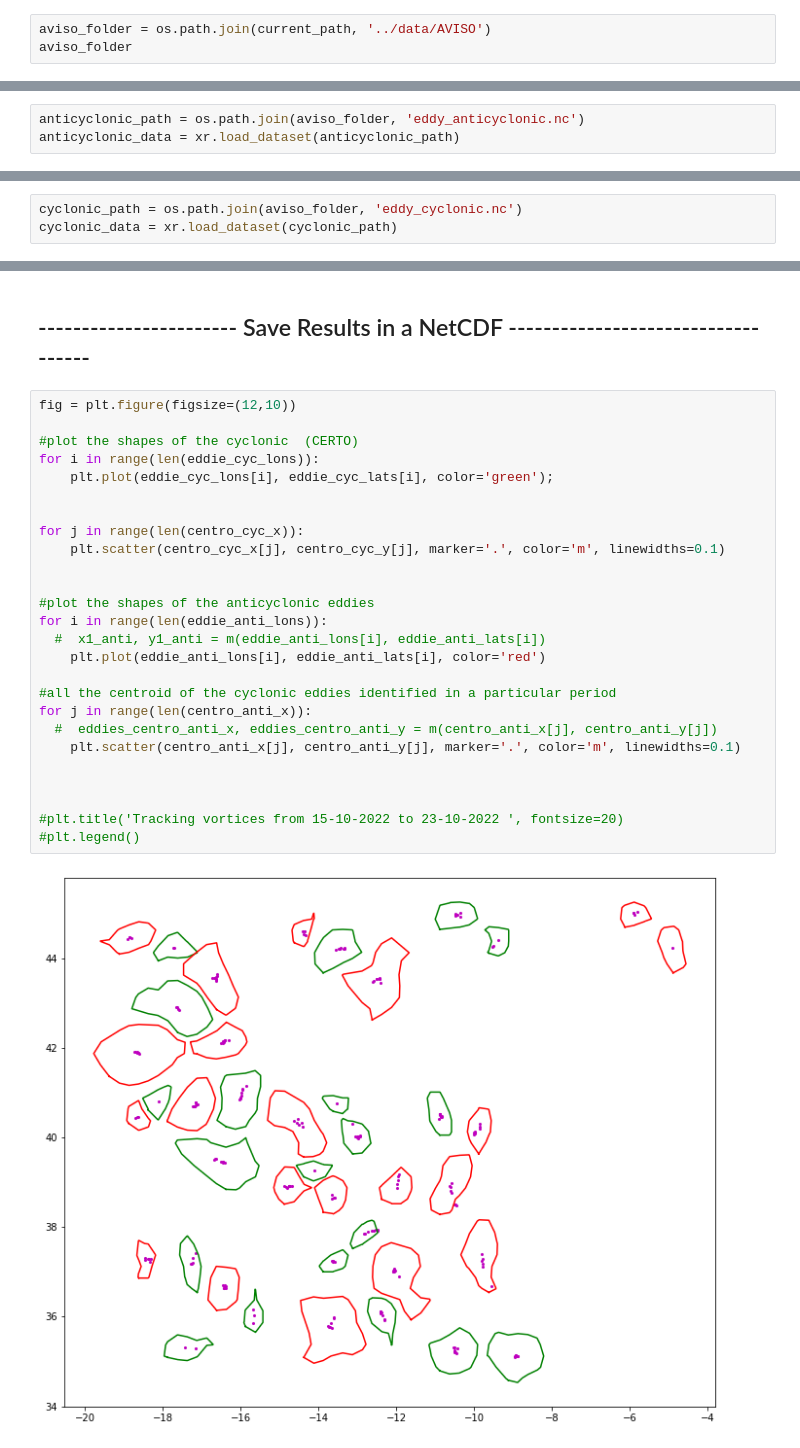
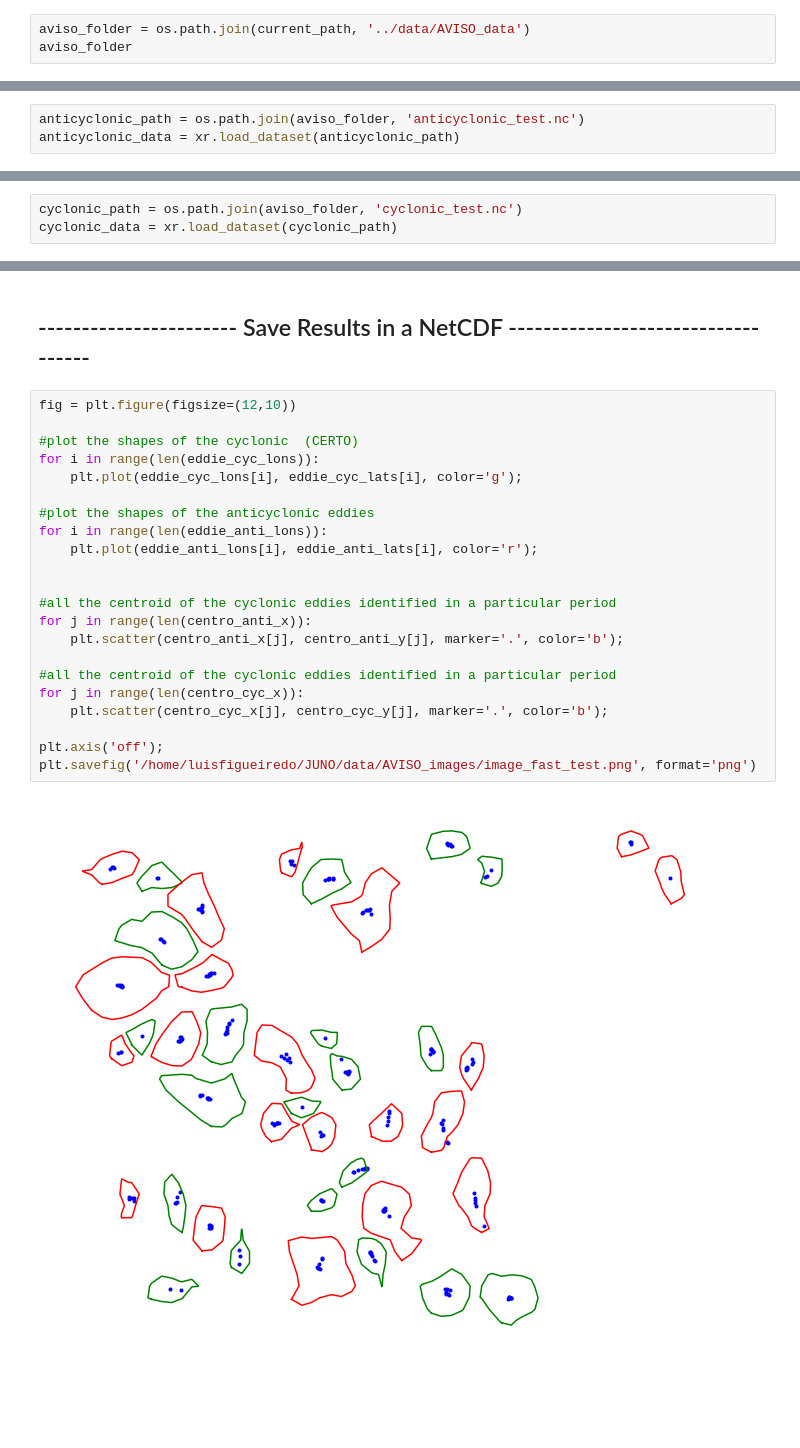
Before and after one commit to CoLAB-ATLANTIC/JUNO, a Jupyter notebook: notebooks/eddies_aviso2.ipynb, the cells around one changed output, grey strips where cells are left out. Saved outputs shown, nothing was run; the diff lists cells and outputs as text; blank space fills up the shorter version.

Commit message:
work on eddies scripts

```diff
--- a/notebooks/eddies_aviso2.ipynb
+++ b/notebooks/eddies_aviso2.ipynb
@@ -26,6 +26,6 @@ current_path
 # %% [output]
 '/home/luisfigueiredo/JUNO/notebooks'
 # %%
-aviso_folder = os.path.join(current_path, '../data/AVISO')
+aviso_folder = os.path.join(current_path, '../data/AVISO_data')
 aviso_folder
 # %% [output]
@@ -33,5 +33,5 @@ aviso_folder
 # %%
-anticyclonic_path = os.path.join(aviso_folder, 'eddy_anticyclonic.nc')
+anticyclonic_path = os.path.join(aviso_folder, 'anticyclonic_test.nc')
 anticyclonic_data = xr.load_dataset(anticyclonic_path)
 # %%
 anticyclonic_data
@@ -68,5 +68,5 @@ anticyclonic_data['track'].shape
 # %%
-cyclonic_path = os.path.join(aviso_folder, 'eddy_cyclonic.nc')
+cyclonic_path = os.path.join(aviso_folder, 'cyclonic_test.nc')
 cyclonic_data = xr.load_dataset(cyclonic_path)
 # %%
 cyclonic_data
@@ -433,28 +433,24 @@ No handles with labels found to put in legend.
 # %%
 fig = plt.figure(figsize=(12,10))
 
 #plot the shapes of the cyclonic  (CERTO)
 for i in range(len(eddie_cyc_lons)):
-    plt.plot(eddie_cyc_lons[i], eddie_cyc_lats[i], color='green');
-
-
-for j in range(len(centro_cyc_x)):
-    plt.scatter(centro_cyc_x[j], centro_cyc_y[j], marker='.', color='m', linewidths=0.1)
-
+    plt.plot(eddie_cyc_lons[i], eddie_cyc_lats[i], color='g');
 
 #plot the shapes of the anticyclonic eddies
 for i in range(len(eddie_anti_lons)):
-  #  x1_anti, y1_anti = m(eddie_anti_lons[i], eddie_anti_lats[i])
-    plt.plot(eddie_anti_lons[i], eddie_anti_lats[i], color='red')
+    plt.plot(eddie_anti_lons[i], eddie_anti_lats[i], color='r');
+
 
 #all the centroid of the cyclonic eddies identified in a particular period
 for j in range(len(centro_anti_x)):
-  #  eddies_centro_anti_x, eddies_centro_anti_y = m(centro_anti_x[j], centro_anti_y[j])
-    plt.scatter(centro_anti_x[j], centro_anti_y[j], marker='.', color='m', linewidths=0.1)
+    plt.scatter(centro_anti_x[j], centro_anti_y[j], marker='.', color='b');
 
+#all the centroid of the cyclonic eddies identified in a particular period
+for j in range(len(centro_cyc_x)):
+    plt.scatter(centro_cyc_x[j], centro_cyc_y[j], marker='.', color='b');
 
-
-#plt.title('Tracking vortices from 15-10-2022 to 23-10-2022 ', fontsize=20)
-#plt.legend()
+plt.axis('off');
+plt.savefig('/home/luisfigueiredo/JUNO/data/AVISO_images/image_fast_test.png', format='png')
 # %% [output]
-[figure, old version]
+[figure, new version]
```
Also changed, not shown: parts of 61 cells of this notebook, 2 other files.
